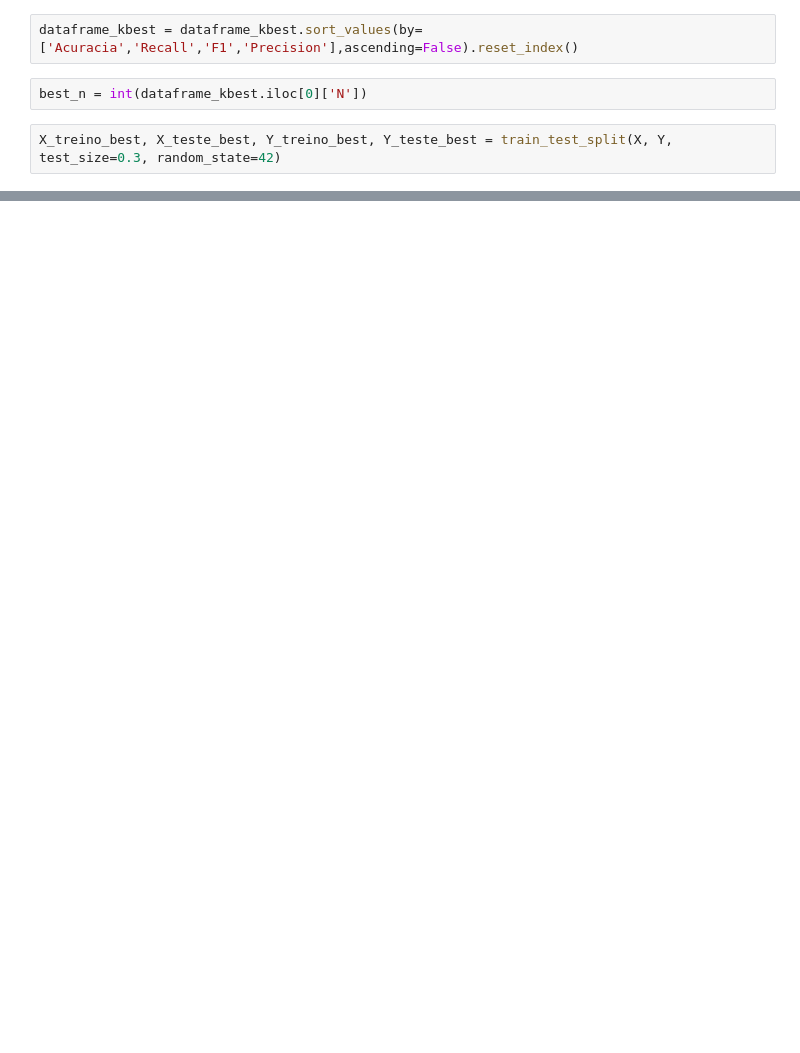
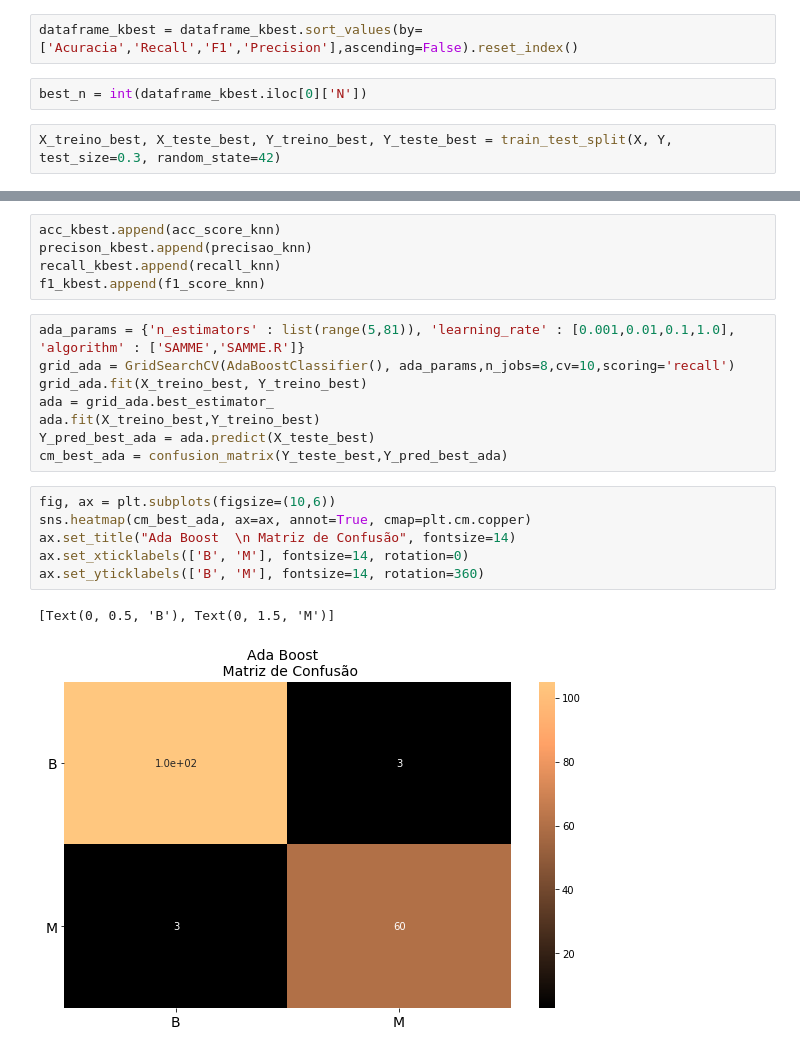
Before and after one commit to danmorales/Kaggle, a Jupyter notebook: Cancer_Wisconsin/Cancer_Winsconsin_Danilo_Kaggle.ipynb, the cells around one changed output, grey strips where cells are left out. Drawn from its saved outputs; the diff is of its cells as text; blank space fills up the shorter version.

```diff
--- a/Cancer_Wisconsin/Cancer_Winsconsin_Danilo_Kaggle.ipynb
+++ b/Cancer_Wisconsin/Cancer_Winsconsin_Danilo_Kaggle.ipynb
@@ -530,0 +724,22 @@ Y_pred_best
+# %%
+acc_kbest.append(acc_score_knn)
+precison_kbest.append(precisao_knn)
+recall_kbest.append(recall_knn)
+f1_kbest.append(f1_score_knn)
+# %%
+ada_params = {'n_estimators' : list(range(5,81)), 'learning_rate' : [0.001,0.01,0.1,1.0], 'algorithm' : ['SAMME','SAMME.R']}
+grid_ada = GridSearchCV(AdaBoostClassifier(), ada_params,n_jobs=8,cv=10,scoring='recall')
+grid_ada.fit(X_treino_best, Y_treino_best)
+ada = grid_ada.best_estimator_
+ada.fit(X_treino_best,Y_treino_best)
+Y_pred_best_ada = ada.predict(X_teste_best)
+cm_best_ada = confusion_matrix(Y_teste_best,Y_pred_best_ada)
+# %%
+fig, ax = plt.subplots(figsize=(10,6))
+sns.heatmap(cm_best_ada, ax=ax, annot=True, cmap=plt.cm.copper)
+ax.set_title("Ada Boost  \n Matriz de Confusão", fontsize=14)
+ax.set_xticklabels(['B', 'M'], fontsize=14, rotation=0)
+ax.set_yticklabels(['B', 'M'], fontsize=14, rotation=360)
+# %% [output]
+[Text(0, 0.5, 'B'), Text(0, 1.5, 'M')]
+[figure, added]
```
Also changed, not shown: parts of 35 cells of this notebook, 1 other file.
